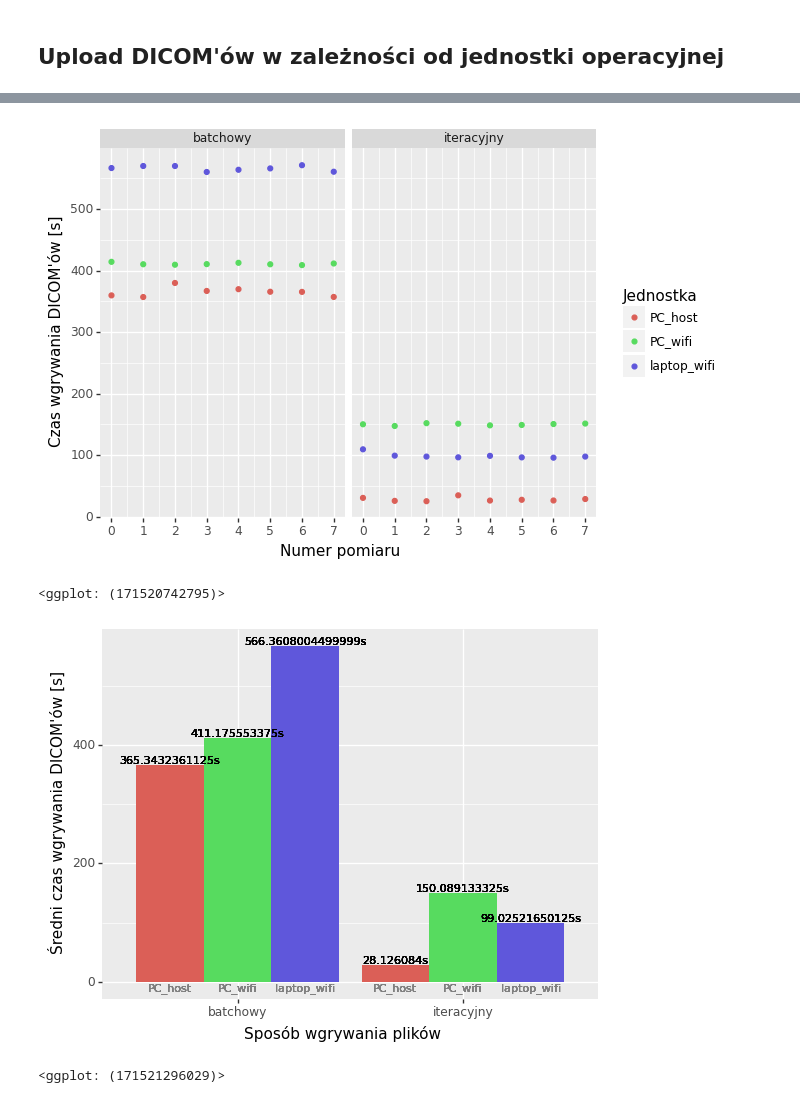
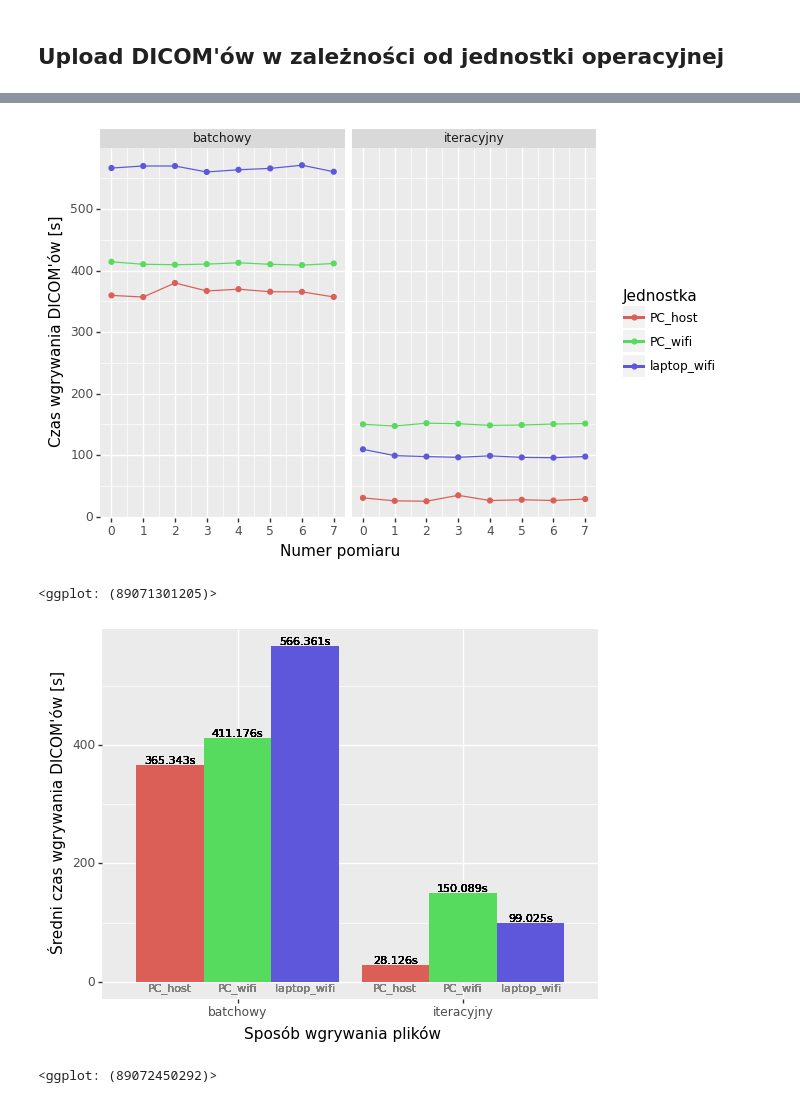
Before and after one commit to aleksanderLisiecki/PyDicom, a Jupyter notebook: data_visualising.ipynb, the cells around one changed output, grey strips where cells are left out. Saved outputs shown, nothing was run; the diff lists cells and outputs as text; code cells hidden in the pictures.

Commit message:
round values, minor visual chart fixes

```diff
--- a/data_visualising.ipynb
+++ b/data_visualising.ipynb
@@ -185,7 +185,7 @@ dodge_text = position_dodge(width=0.9)
 # %%
 df4 = pd.read_csv('log/04-zdjecia-rozne_jednostki-uploading_dicom_to_pacs_logs.csv')
 df4['meas_no'] = df4['meas_no'] - 1
-df4['mean_time'] = df4.groupby(['upload_type','unit_type']).upload_time.transform('mean')
+df4['mean_time'] = df4.groupby(['upload_type','unit_type']).upload_time.transform('mean').round(decimals = 3)
 df4.head()
 # %% [output]
 |  | meas_no | upload_type | upload_time | unit_type | mean_time |
@@ -209,16 +209,17 @@ df4.describe()
 # %%
 (
     ggplot(df4, aes(x='meas_no', y='upload_time'))
     + geom_point(aes(color='unit_type'))
+    + geom_line(aes(color='unit_type'))
     + facet_wrap(['upload_type'])
     + scale_x_continuous(breaks=range(0, 8))
     + xlab('Numer pomiaru')
     + ylab('Czas wgrywania DICOM\'ów [s]')
     + labs(color='Jednostka')
 )
 # %% [output]
-[figure, old version]
+[figure, new version]
-<ggplot: (171520742795)>
+<ggplot: (89071301205)>
 # %%
 dodge_text = position_dodge(width=0.9)
 
@@ -234,5 +235,5 @@ dodge_text = position_dodge(width=0.9)
     + ylab('Średni czas wgrywania DICOM\'ów [s]')
 )
 # %% [output]
-[figure, old version]
+[figure, new version]
-<ggplot: (171521296029)>
+<ggplot: (89072450292)>
```
Also changed, not shown: parts of 12 cells of this notebook.
